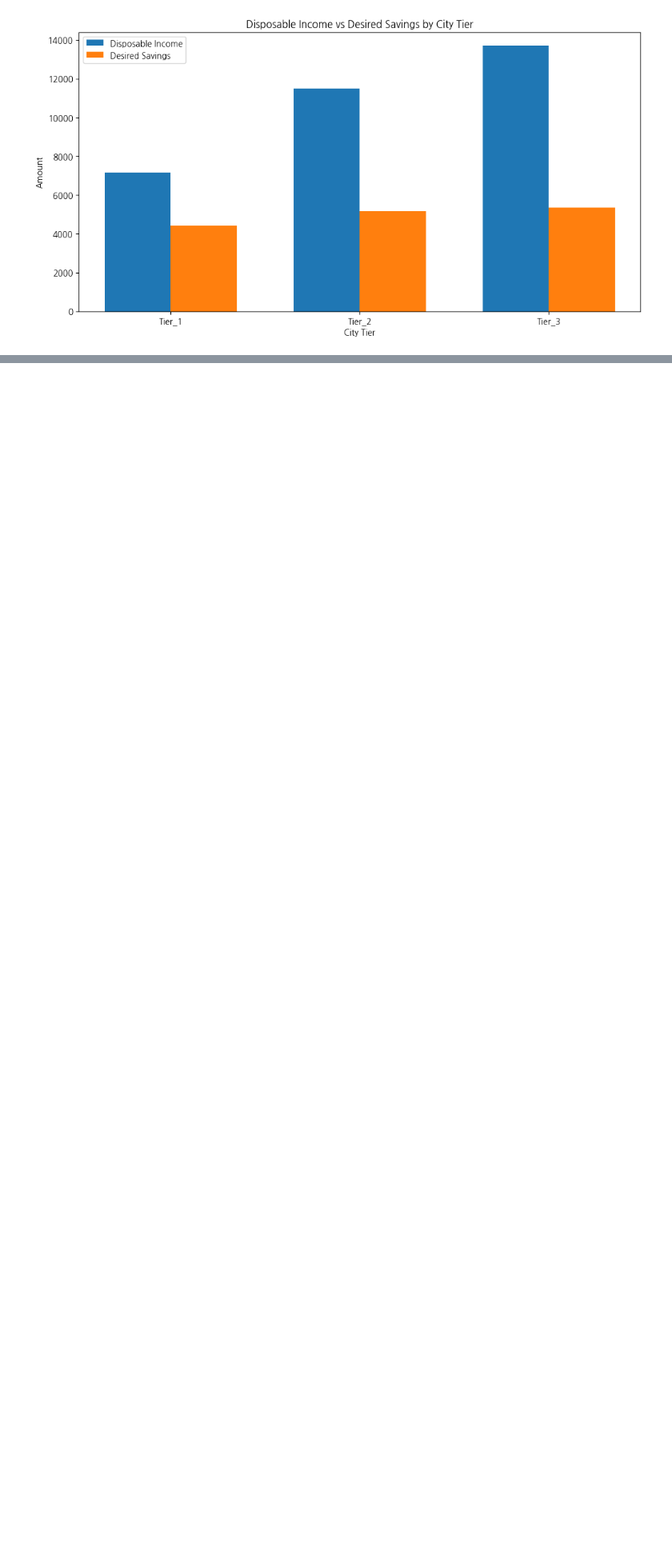
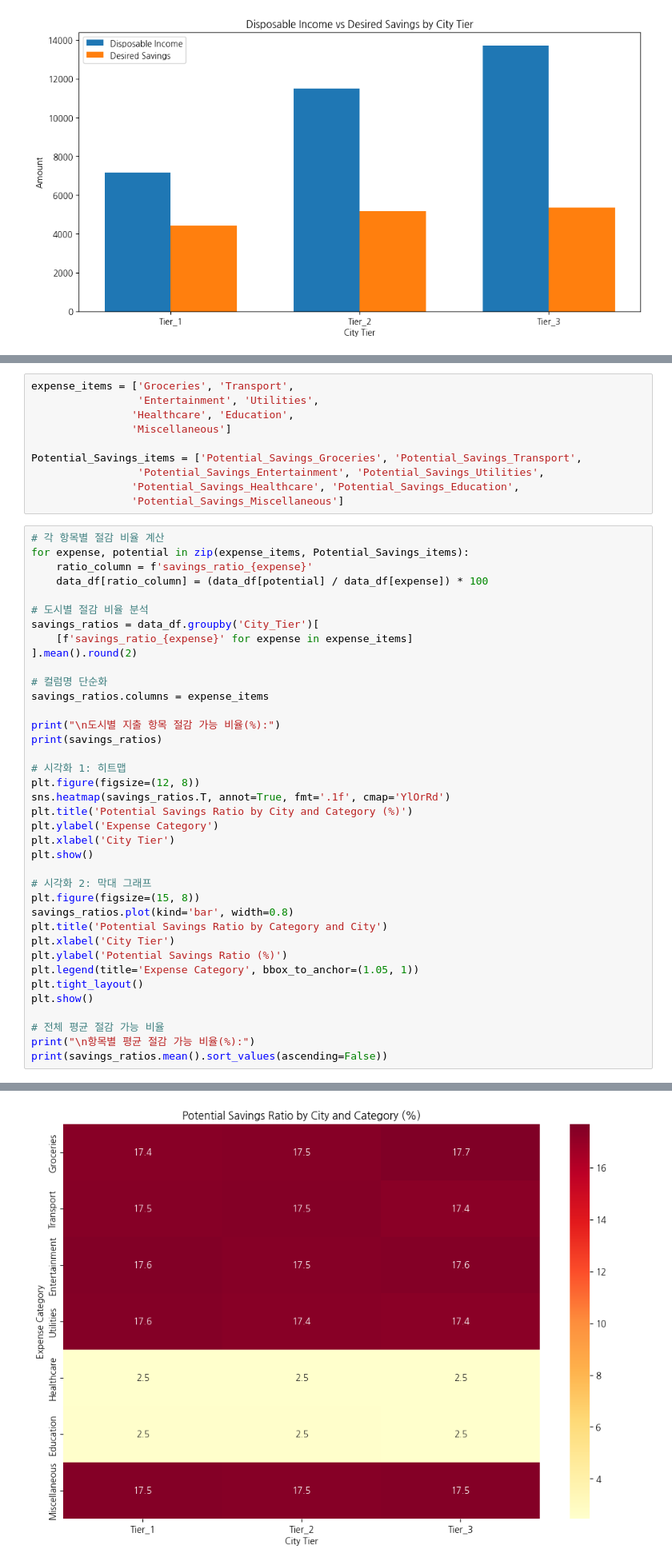
Before and after one commit to Huey-fitpet/study_data_analytics, a Jupyter notebook: quests/EDA/indian-personal-finance-and-spending-habits.ipynb, the cells around one changed output, grey strips where cells are left out. Shown at 80% size. Saved outputs shown, nothing was run; the diff lists cells and outputs as text; blank space fills up the shorter version.

```diff
--- a/quests/EDA/indian-personal-finance-and-spending-habits.ipynb
+++ b/quests/EDA/indian-personal-finance-and-spending-habits.ipynb
@@ -295,0 +469,49 @@ plt.show()
+# %%
+expense_items = ['Groceries', 'Transport',
+                 'Entertainment', 'Utilities',
+                'Healthcare', 'Education',
+                'Miscellaneous']
+
+Potential_Savings_items = ['Potential_Savings_Groceries', 'Potential_Savings_Transport',
+                 'Potential_Savings_Entertainment', 'Potential_Savings_Utilities',
+                'Potential_Savings_Healthcare', 'Potential_Savings_Education',
+                'Potential_Savings_Miscellaneous']
+# %%
+# 각 항목별 절감 비율 계산
+for expense, potential in zip(expense_items, Potential_Savings_items):
+    ratio_column = f'savings_ratio_{expense}'
+    data_df[ratio_column] = (data_df[potential] / data_df[expense]) * 100
+
+# 도시별 절감 비율 분석
+savings_ratios = data_df.groupby('City_Tier')[
+    [f'savings_ratio_{expense}' for expense in expense_items]
+].mean().round(2)
+
+# 컬럼명 단순화
+savings_ratios.columns = expense_items
+
+print("\n도시별 지출 항목 절감 가능 비율(%):")
+print(savings_ratios)
+
+# 시각화 1: 히트맵
+plt.figure(figsize=(12, 8))
+sns.heatmap(savings_ratios.T, annot=True, fmt='.1f', cmap='YlOrRd')
+plt.title('Potential Savings Ratio by City and Category (%)')
+plt.ylabel('Expense Category')
+plt.xlabel('City Tier')
+plt.show()
+
+# 시각화 2: 막대 그래프
+plt.figure(figsize=(15, 8))
+savings_ratios.plot(kind='bar', width=0.8)
+plt.title('Potential Savings Ratio by Category and City')
+plt.xlabel('City Tier')
+plt.ylabel('Potential Savings Ratio (%)')
+plt.legend(title='Expense Category', bbox_to_anchor=(1.05, 1))
+plt.tight_layout()
+plt.show()
+
+# 전체 평균 절감 가능 비율
+print("\n항목별 평균 절감 가능 비율(%):")
+print(savings_ratios.mean().sort_values(ascending=False))
+# %% [output]
@@ -295,0 +530 @@ plt.show()
+[figure, added]
```
Also changed, not shown: parts of 8 cells of this notebook, 1 other file.
